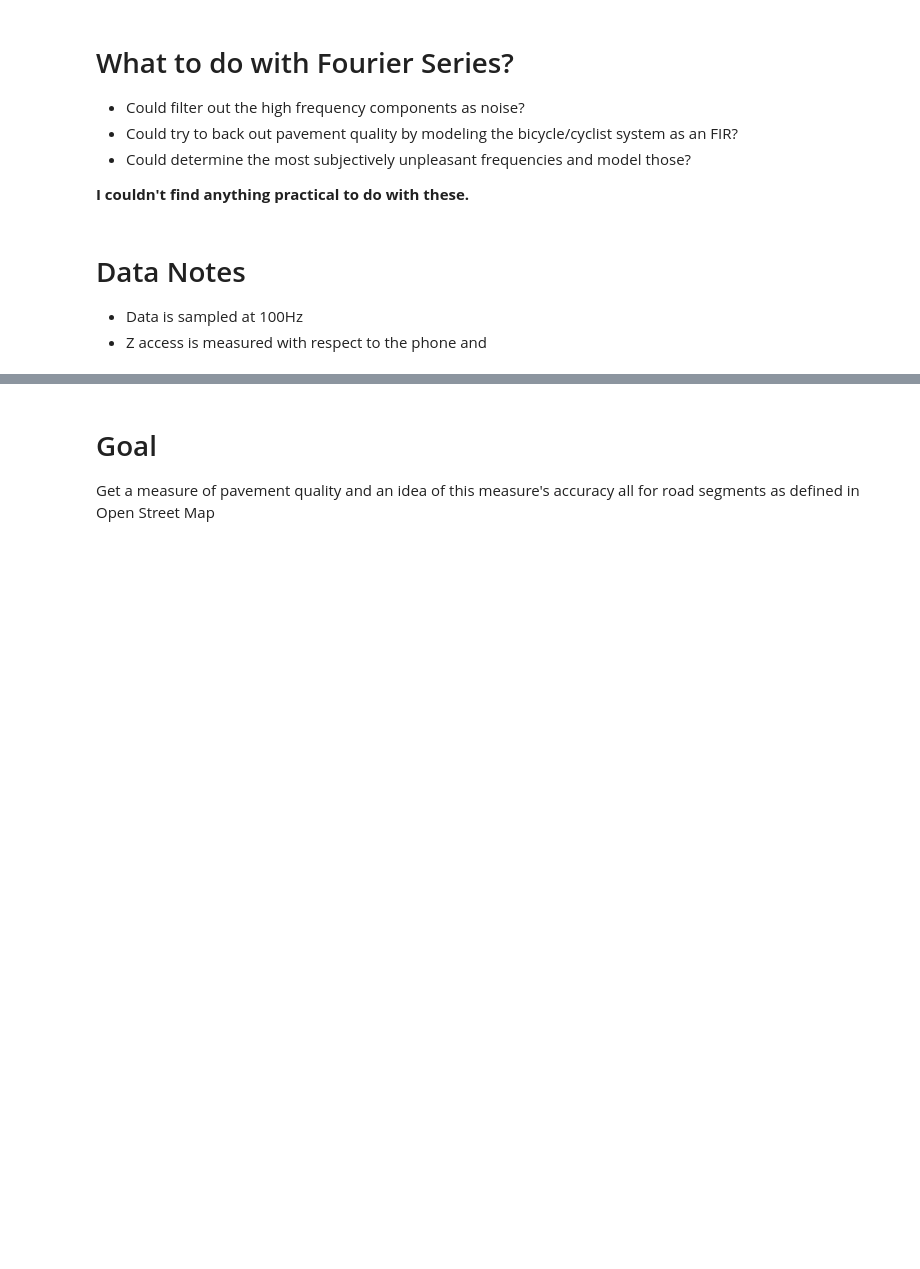
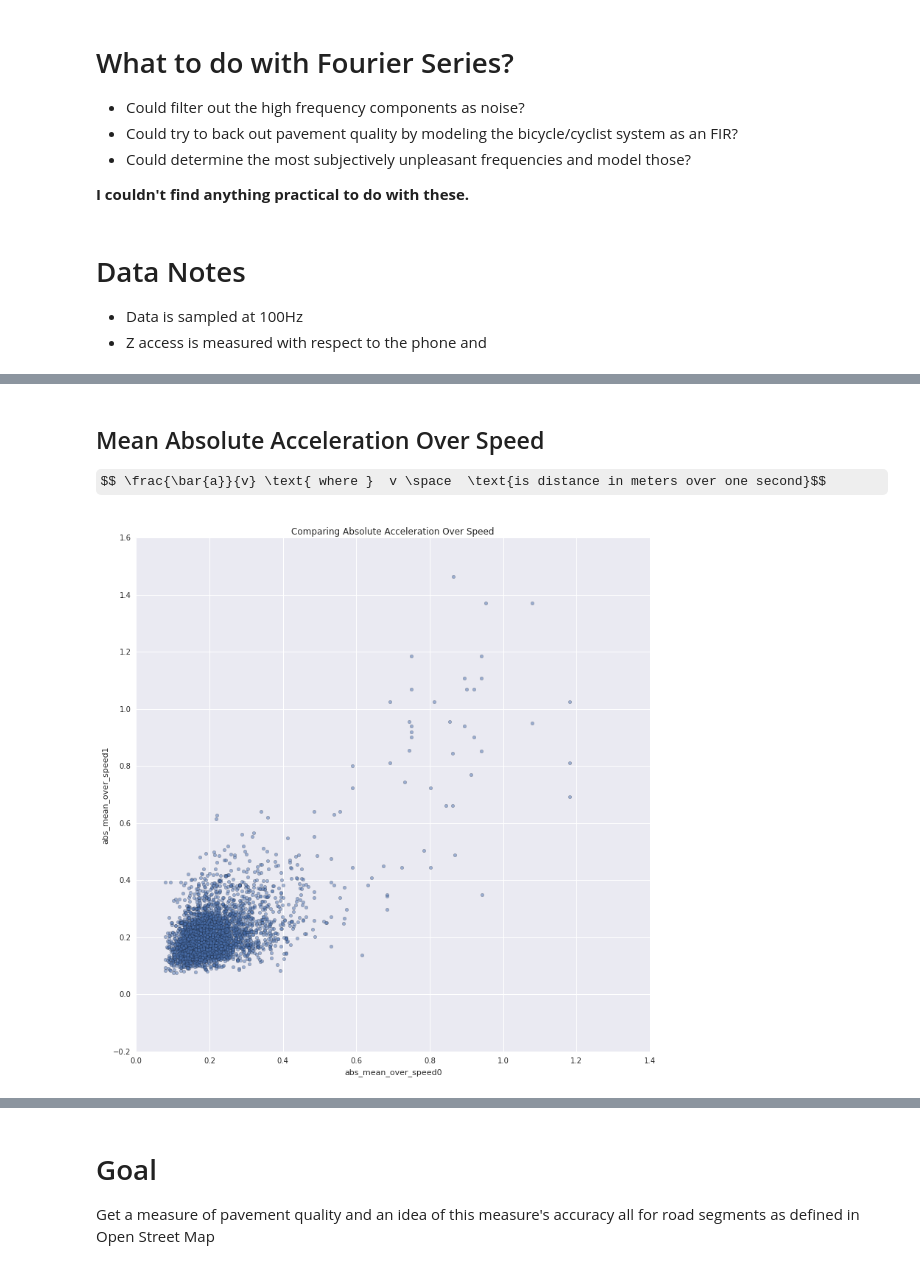
Before and after one commit to zscore/pavement_analysis, a Jupyter notebook: src/pavement_presentation.ipynb, the cells around one changed output, grey strips where cells are left out. Drawn from its saved outputs; the diff is of its cells as text; code cells hidden in the pictures; some formulas as TeX source; blank space fills up the shorter version.

```diff
--- a/src/pavement_presentation.ipynb
+++ b/src/pavement_presentation.ipynb
@@ -240,0 +267,10 @@ for sample_in in range(100):
+# %% [markdown]
+## Mean Absolute Acceleration Over Speed
+$$ \frac{\bar{a}}{v} \text{ where }  v \space  \text{is distance in meters over one second}$$
+# %%
+pairwise_comps.plot(x='abs_mean_over_speed0', y='abs_mean_over_speed1', kind='scatter', alpha=0.5, title='Comparing Absolute Acceleration Over Speed')
+fig = plt.gcf()
+fig.set_size_inches(12.5, 12.5)
+plt.show()
+# %% [output]
+[figure, added]
```
Also changed, not shown: parts of 62 cells of this notebook.
